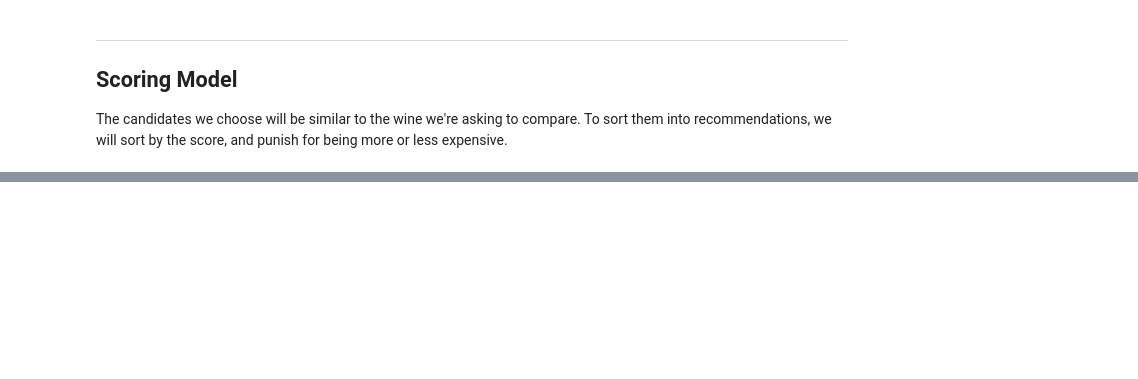
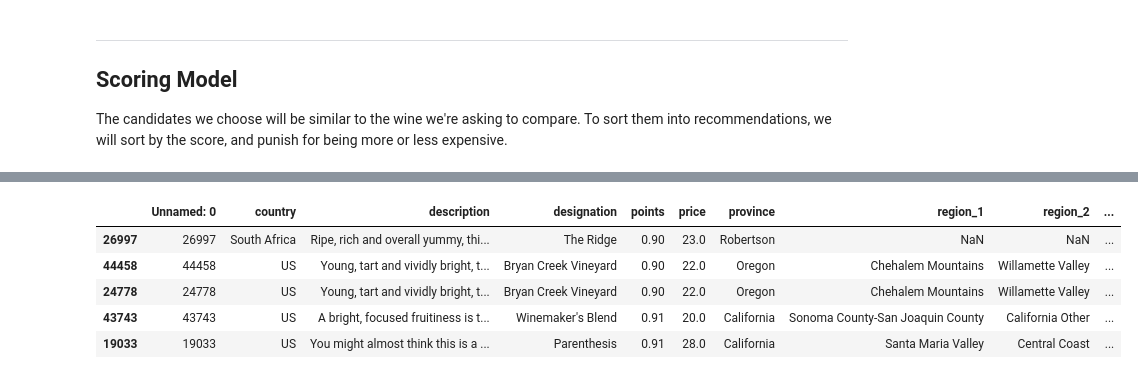
Before and after one commit to sdwebb/ml_projects, a Jupyter notebook: sommelier_numerique/notebooks/sommelier_numerique.ipynb, the cells around one changed output, grey strips where cells are left out. Saved outputs shown, nothing was run; the diff lists cells and outputs as text; code cells hidden in the pictures; blank space fills up the shorter version.

```diff
--- a/sommelier_numerique/notebooks/sommelier_numerique.ipynb
+++ b/sommelier_numerique/notebooks/sommelier_numerique.ipynb
@@ -340,3 +333,5 @@ This is a sophisticated blend of tart yellow fruits with hints of cucumber, sala
 ## Scoring Model
 
 The candidates we choose will be similar to the wine we're asking to compare. To sort them into recommendations, we will sort by the score, and punish for being more or less expensive.
+# %%
+n_recommendations = 5
@@ -342,0 +353,12 @@ The candidates we choose will be similar to the wine we're asking to compare. To
+# %%
+sorted_recs = np.argsort(-rating)
+sorted_recs = sorted_recs[0:n_recommendations]
+recs = [candidates[idx] for idx in sorted_recs]
+df.loc[recs]
+# %% [output]
+|  | Unnamed: 0 | country | description | designation | points | price | province | region_1 | region_2 | ... |
+| 26997 | 26997 | South Africa | Ripe, rich and overall yummy, thi... | The Ridge | 0.90 | 23.0 | Robertson | NaN | NaN | ... |
+| 44458 | 44458 | US | Young, tart and vividly bright, t... | Bryan Creek Vineyard | 0.90 | 22.0 | Oregon | Chehalem Mountains | Willamette Valley | ... |
+| 24778 | 24778 | US | Young, tart and vividly bright, t... | Bryan Creek Vineyard | 0.90 | 22.0 | Oregon | Chehalem Mountains | Willamette Valley | ... |
+| 43743 | 43743 | US | A bright, focused fruitiness is t... | Winemaker's Blend | 0.91 | 20.0 | California | Sonoma County-San Joaquin County | California Other | ... |
+| 19033 | 19033 | US | You might almost think this is a ... | Parenthesis | 0.91 | 28.0 | California | Santa Maria Valley | Central Coast | ... |
```
Also changed, not shown: parts of 13 cells of this notebook, 2 other files.
